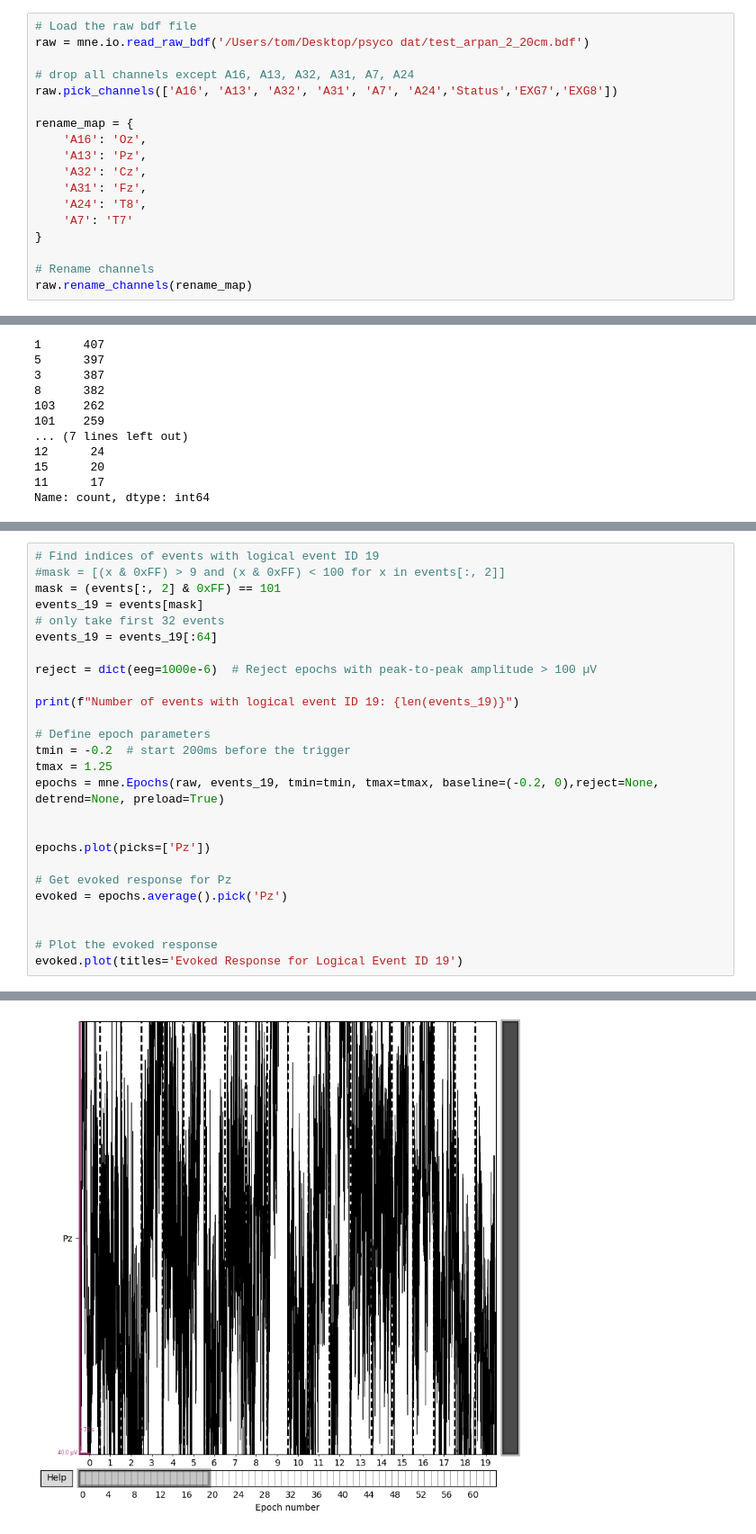
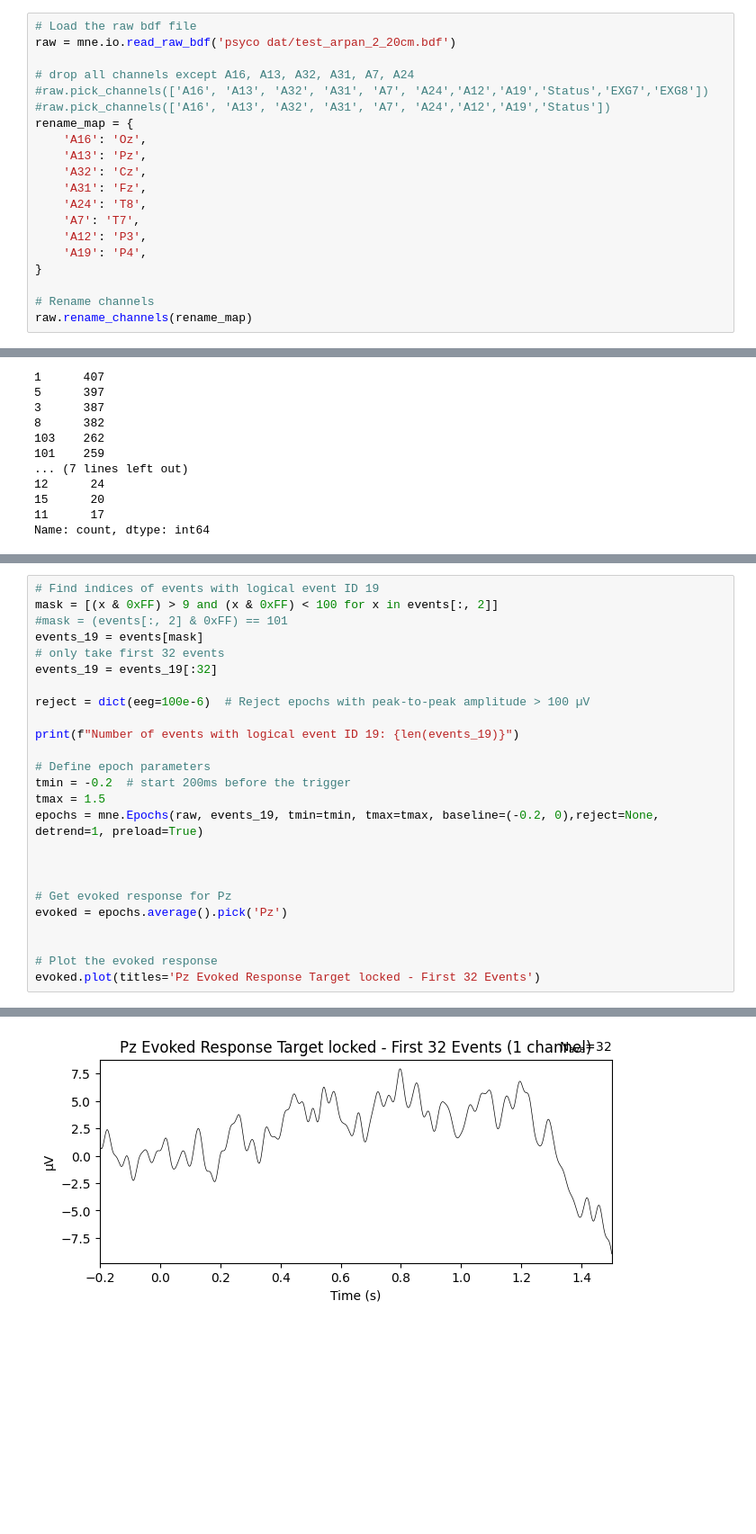
Before and after one commit to tomjefferis/Visual-Acuity-P3, a Jupyter notebook: analysis.ipynb, the cells around one changed output, grey strips where cells are left out. Shown at 90% size. Cells and saved outputs as stored; diff of their text form; blank space fills up the shorter version.

```diff
--- a/analysis.ipynb
+++ b/analysis.ipynb
@@ -4,18 +4,20 @@ import numpy as np
 import pandas as pd
 # %%
 # Load the raw bdf file
-raw = mne.io.read_raw_bdf('/Users/tom/Desktop/psyco dat/test_arpan_2_20cm.bdf')
+raw = mne.io.read_raw_bdf('psyco dat/test_arpan_2_20cm.bdf')
 
 # drop all channels except A16, A13, A32, A31, A7, A24
-raw.pick_channels(['A16', 'A13', 'A32', 'A31', 'A7', 'A24','Status','EXG7','EXG8'])
-
+#raw.pick_channels(['A16', 'A13', 'A32', 'A31', 'A7', 'A24','A12','A19','Status','EXG7','EXG8'])
+#raw.pick_channels(['A16', 'A13', 'A32', 'A31', 'A7', 'A24','A12','A19','Status'])
 rename_map = {
     'A16': 'Oz',
     'A13': 'Pz',
     'A32': 'Cz',
     'A31': 'Fz',
     'A24': 'T8',
-    'A7': 'T7'
+    'A7': 'T7',
+    'A12': 'P3',
+    'A19': 'P4',
 }
 
 # Rename channels
@@ -101,27 +126,26 @@ Closing /Users/tom/Desktop/psyco dat/test_2-raw.fif
 # %%
 # Find indices of events with logical event ID 19
-#mask = [(x & 0xFF) > 9 and (x & 0xFF) < 100 for x in events[:, 2]]
-mask = (events[:, 2] & 0xFF) == 101
+mask = [(x & 0xFF) > 9 and (x & 0xFF) < 100 for x in events[:, 2]]
+#mask = (events[:, 2] & 0xFF) == 101
 events_19 = events[mask]
 # only take first 32 events
-events_19 = events_19[:64]
+events_19 = events_19[:32]
 
-reject = dict(eeg=1000e-6)  # Reject epochs with peak-to-peak amplitude > 100 µV
+reject = dict(eeg=100e-6)  # Reject epochs with peak-to-peak amplitude > 100 µV
 
 print(f"Number of events with logical event ID 19: {len(events_19)}")
 
 # Define epoch parameters
 tmin = -0.2  # start 200ms before the trigger
-tmax = 1.25
-epochs = mne.Epochs(raw, events_19, tmin=tmin, tmax=tmax, baseline=(-0.2, 0),reject=None, detrend=None, preload=True)
+tmax = 1.5
+epochs = mne.Epochs(raw, events_19, tmin=tmin, tmax=tmax, baseline=(-0.2, 0),reject=None, detrend=1, preload=True)
 
 
-epochs.plot(picks=['Pz'])
 
 # Get evoked response for Pz
 evoked = epochs.average().pick('Pz')
 
 
 # Plot the evoked response
-evoked.plot(titles='Evoked Response for Logical Event ID 19')
+evoked.plot(titles='Pz Evoked Response Target locked - First 32 Events')
 # %% [output]
@@ -135 +160 @@ Using data from preloaded Raw for 64 events and 2971 original time points ...
-[figure, old version]
+[figure, new version]
```
Also changed, not shown: parts of 5 cells of this notebook, 1 other file.
